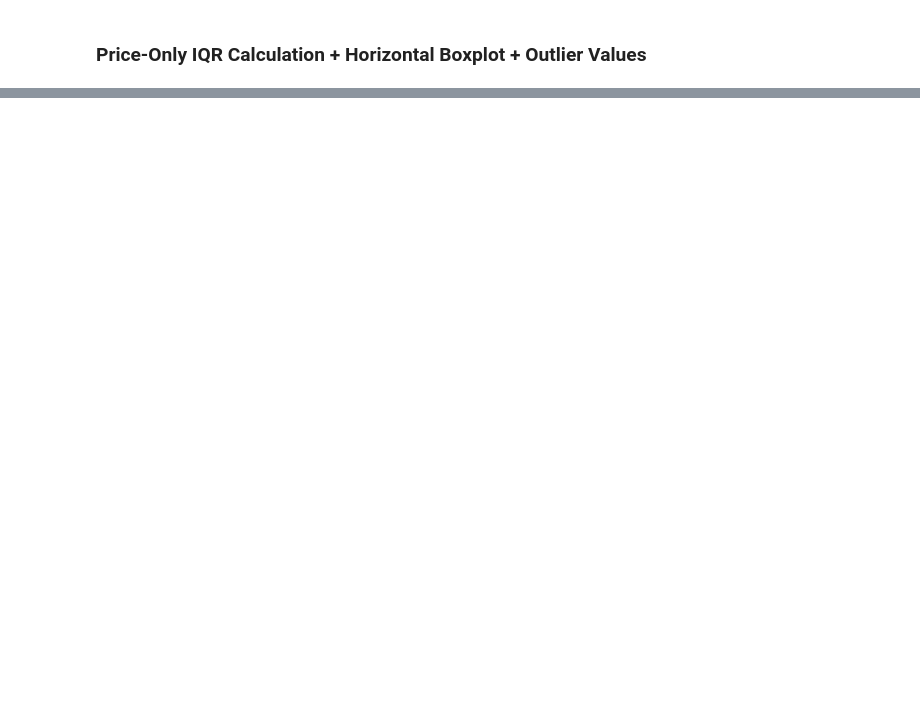
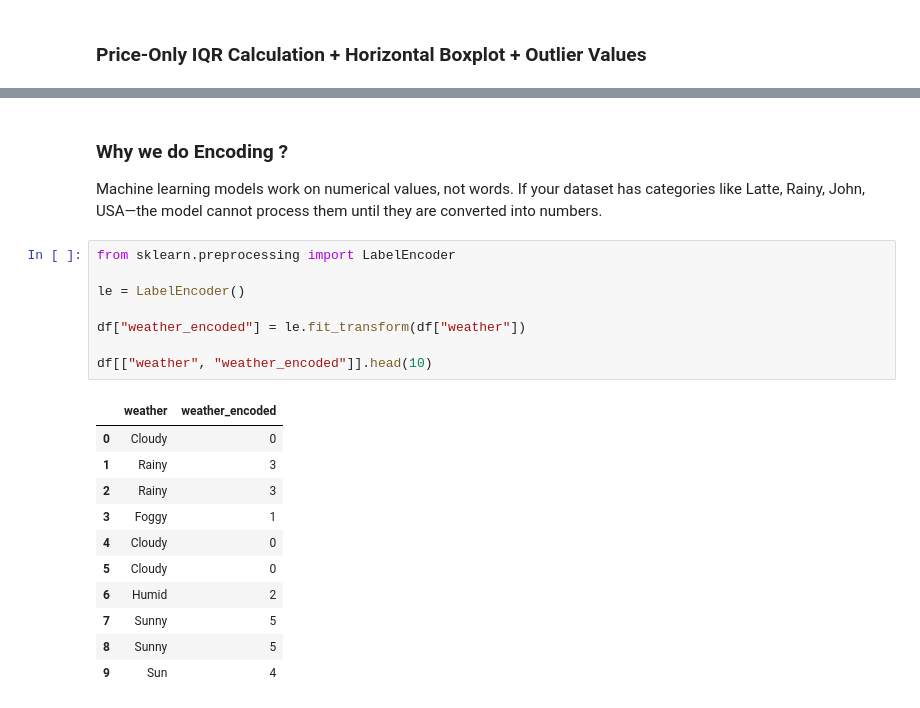
Before and after one commit to cwtausif/Ai-Engineer-Master-Class, a Jupyter notebook: Lab2.ipynb, the cells around one changed output, grey strips where cells are left out. Saved outputs shown, nothing was run; the diff lists cells and outputs as text; blank space fills up the shorter version.

```diff
--- a/Lab2.ipynb
+++ b/Lab2.ipynb
@@ -272,0 +468,24 @@ plt.show()
+# %% [markdown]
+### Why we do Encoding ?
+Machine learning models work on numerical values, not words.
+If your dataset has categories like Latte, Rainy, John, USA—the model cannot process them until they are converted into numbers.
+# %%
+from sklearn.preprocessing import LabelEncoder
+
+le = LabelEncoder()
+
+df["weather_encoded"] = le.fit_transform(df["weather"])
+
+df[["weather", "weather_encoded"]].head(10)
+# %% [output]
+|  | weather | weather_encoded |
+| 0 | Cloudy | 0 |
+| 1 | Rainy | 3 |
+| 2 | Rainy | 3 |
+| 3 | Foggy | 1 |
+| 4 | Cloudy | 0 |
+| 5 | Cloudy | 0 |
+| 6 | Humid | 2 |
+| 7 | Sunny | 5 |
+| 8 | Sunny | 5 |
+| 9 | Sun | 4 |
```
Also changed, not shown: parts of 22 cells of this notebook.
